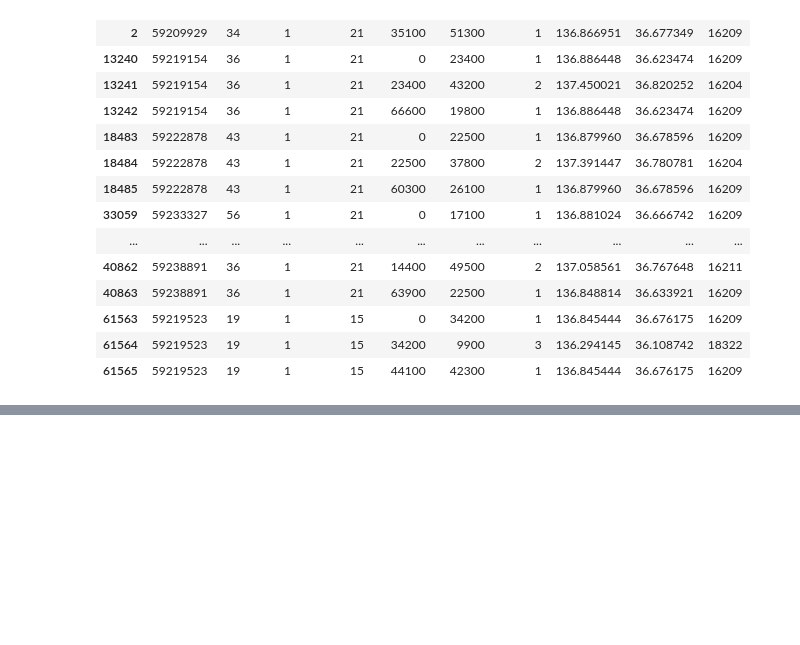
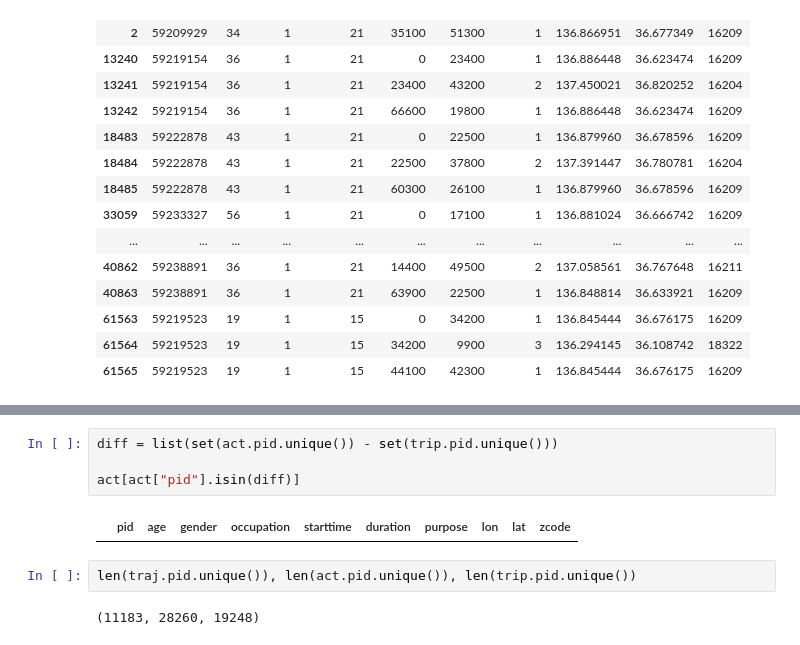
Before and after one commit to sekilab/Pseudo-PFLOW, a Jupyter notebook: target/classes/scripts/Evaluate_Activity.ipynb, the cells around one changed output, grey strips where cells are left out. Cells and saved outputs as stored; diff of their text form; blank space fills up the shorter version.

```diff
--- a/target/classes/scripts/Evaluate_Activity.ipynb
+++ b/target/classes/scripts/Evaluate_Activity.ipynb
@@ -460,0 +487,10 @@ act[act['uid'].isin(error_ids)]
+# %%
+diff = list(set(act.pid.unique()) - set(trip.pid.unique()))
+
+act[act["pid"].isin(diff)]
+# %% [output]
+|  | pid | age | gender | occupation | starttime | duration | purpose | lon | lat | zcode |
+# %%
+len(traj.pid.unique()), len(act.pid.unique()), len(trip.pid.unique())
+# %% [output]
+(11183, 28260, 19248)
```
Also changed, not shown: parts of 4 cells of this notebook, 4 other files.
